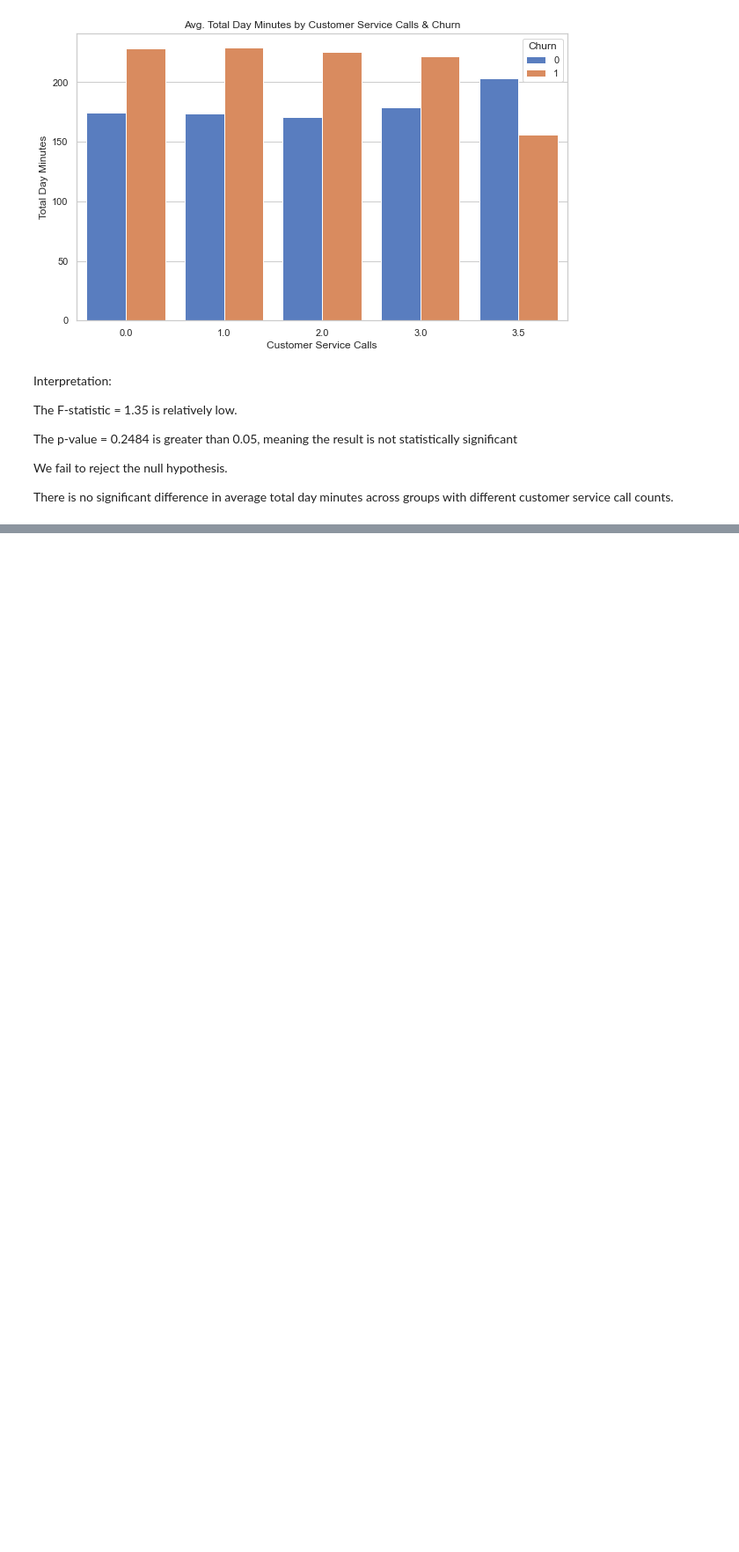
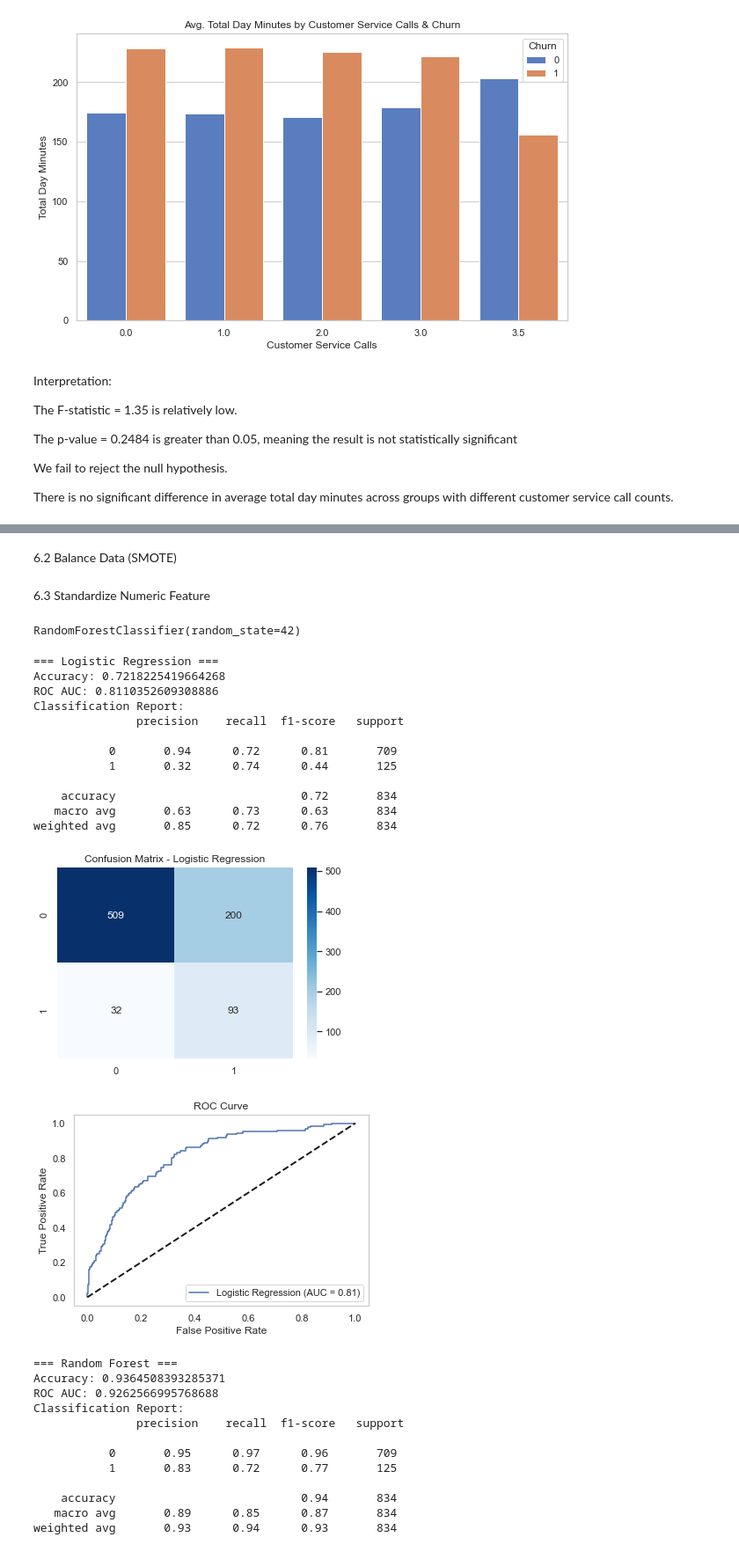
Before and after one commit to Nightingale-Tech/SYRIATEL-CUSTOMER-CHURN, a Jupyter notebook: notebooks/customer churn.ipynb, the cells around one changed output, grey strips where cells are left out. Shown at 88% size. Saved outputs shown, nothing was run; the diff lists cells and outputs as text; code cells hidden in the pictures; blank space fills up the shorter version.

```diff
--- a/notebooks/customer churn.ipynb
+++ b/notebooks/customer churn.ipynb
@@ -500,0 +667,14 @@ There is no significant difference in average total day minutes across groups wi
+# %%
+# Define features and the target variable
+X = df.drop(columns='churn')
+y = df['churn']
+
+# Split data into train and test sets
+X_train, X_test, y_train, y_test = train_test_split(X, y, test_size=0.25, random_state=42)
+# %% [markdown]
+6.2 Balance Data (SMOTE)
+# %%
+sm = SMOTE(random_state=42)
+X_train_res, y_train_res = sm.fit_resample(X_train, y_train)
+# %% [markdown]
+6.3 Standardize Numeric Feature
@@ -500,0 +697,64 @@ There is no significant difference in average total day minutes across groups wi
+# %%
+# 5. Train models
+lr = LogisticRegression(solver='liblinear', max_iter=1000, random_state=42)
+rf = RandomForestClassifier(random_state=42)
+
+lr.fit(X_train_res, y_train_res)
+rf.fit(X_train_res, y_train_res)
+# %% [output]
+RandomForestClassifier(random_state=42)
+# %%
+# 6. Evaluate
+models = {'Logistic Regression': lr, 'Random Forest': rf}
+
+for name, model in models.items():
+    y_pred = model.predict(X_test)
+    y_prob = model.predict_proba(X_test)[:, 1]
+
+    print(f"\n=== {name} ===")
+    print("Accuracy:", accuracy_score(y_test, y_pred))
+    print("ROC AUC:", roc_auc_score(y_test, y_prob))
+    print("Classification Report:\n", classification_report(y_test, y_pred))
+
+    # Confusion Matrix
+    sns.heatmap(confusion_matrix(y_test, y_pred), annot=True, fmt='d', cmap='Blues')
+    plt.title(f"Confusion Matrix - {name}")
+    plt.show()
+
+    # ROC Curve
+    fpr, tpr, _ = roc_curve(y_test, y_prob)
+    plt.plot(fpr, tpr, label=f'{name} (AUC = {roc_auc_score(y_test, y_prob):.2f})')
+    plt.plot([0, 1], [0, 1], 'k--', lw=2)
+    plt.xlabel("False Positive Rate")
+    plt.ylabel("True Positive Rate")
+    plt.title("ROC Curve")
+    plt.legend()
+    plt.grid()
+    plt.show()
+# %% [output]
+=== Logistic Regression ===
+Accuracy: 0.7218225419664268
+ROC AUC: 0.8110352609308886
+Classification Report:
+               precision    recall  f1-score   support
+
+           0       0.94      0.72      0.81       709
+           1       0.32      0.74      0.44       125
+
+    accuracy                           0.72       834
+   macro avg       0.63      0.73      0.63       834
+weighted avg       0.85      0.72      0.76       834
+[figure, added]
+[figure, added]
+=== Random Forest ===
+Accuracy: 0.9364508393285371
+ROC AUC: 0.9262566995768688
+Classification Report:
+               precision    recall  f1-score   support
+
+           0       0.95      0.97      0.96       709
+           1       0.83      0.72      0.77       125
+
+    accuracy                           0.94       834
+   macro avg       0.89      0.85      0.87       834
+weighted avg       0.93      0.94      0.93       834
```
Also changed, not shown: parts of 26 cells of this notebook.
